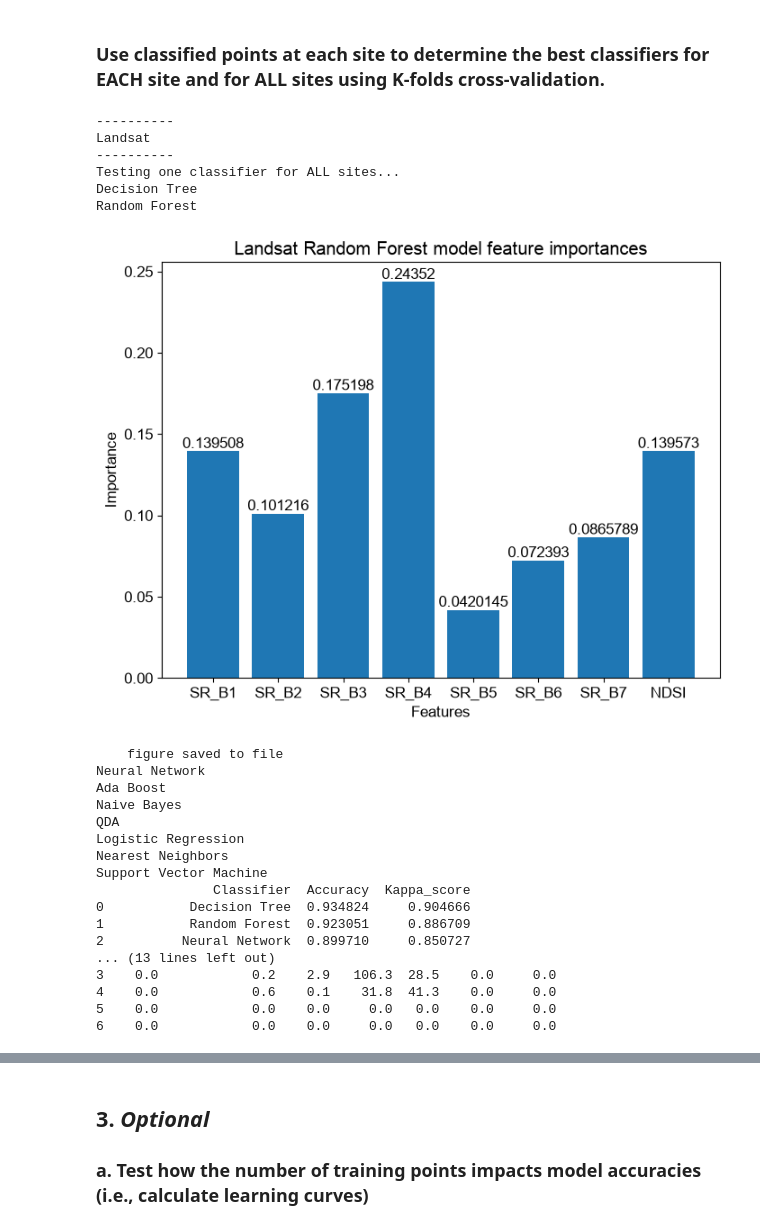
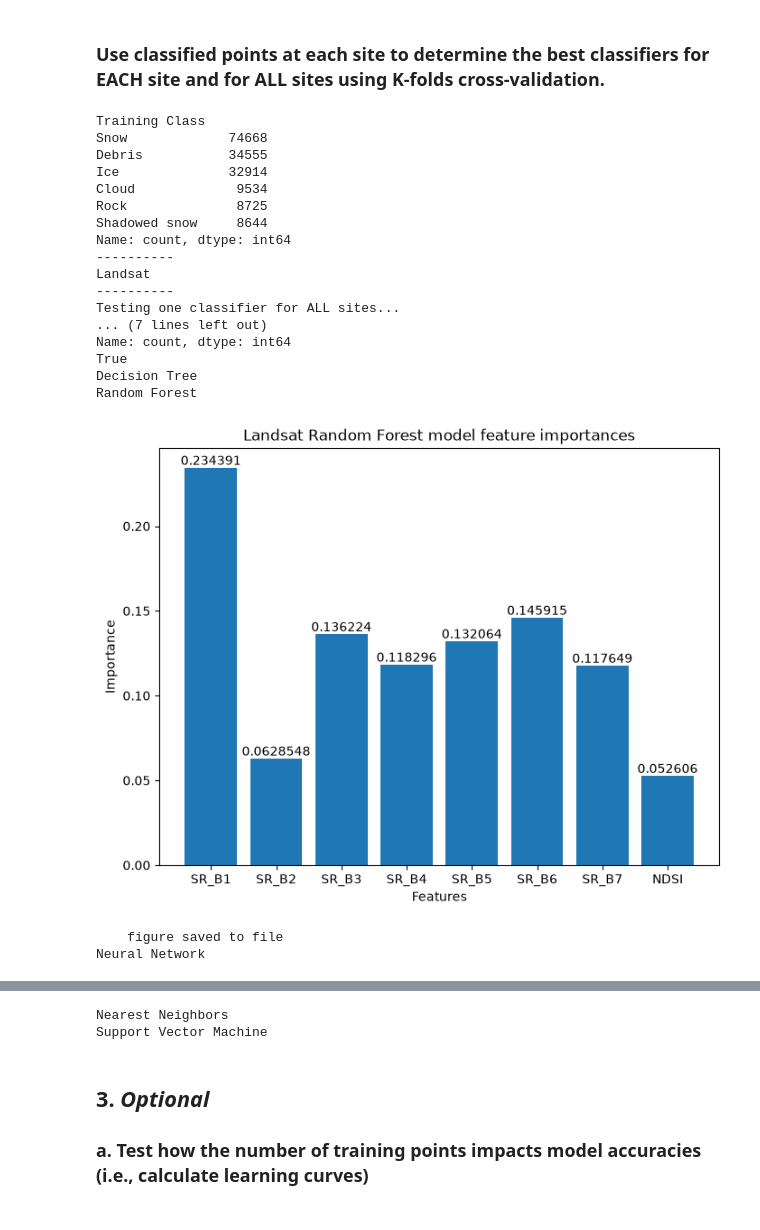
Before and after one commit to silastwickler/glacier-snow-cover-mapping-HMA, a Jupyter notebook: notebooks/develop_classifiers_HMA.ipynb, the cells around one changed output, grey strips where cells are left out. Drawn from its saved outputs; the diff is of its cells as text; code cells hidden in the pictures.

```diff
--- a/notebooks/develop_classifiers_HMA.ipynb
+++ b/notebooks/develop_classifiers_HMA.ipynb
@@ -214,9 +214,9 @@ dataset_dict = {
 }
 
 # save dictionary as json file
-dataset_dict_fn = 'datasets_characteristics.json'
-json.dump(dataset_dict, open(os.path.join(out_path, dataset_dict_fn), 'w'))
-print('dictionary saved to file: ' + os.path.join(out_path, dataset_dict_fn))
-# # open dictionary and display
-dataset_dict = json.load(open(os.path.join(out_path, dataset_dict_fn)))
-dataset_dict
+# dataset_dict_fn = 'datasets_characteristics.json'
+# json.dump(dataset_dict, open(os.path.join(out_path, dataset_dict_fn), 'w'))
+# print('dictionary saved to file: ' + os.path.join(out_path, dataset_dict_fn))
+# # # open dictionary and display
+# dataset_dict = json.load(open(os.path.join(out_path, dataset_dict_fn)))
+# dataset_dict
@@ -292,7 +273,7 @@ def polygon_to_segment_labels(polygon_gdf, segments, transform, class_id, min_fr
 #datasets = ['PlanetScope', 'Landsat', 'Sentinel-2_SR', 'Sentinel-2_TOA']
 datasets = ['Landsat']
 # -----Define site names
-site_names = ['Panmah']
+site_names = ['Baltoro', 'Yanatsugat', 'RGI_14_18361']
 
 # -----Grab colormap for classified image
 colors = list(dataset_dict['classified_image']['class_colors'].values())
@@ -379,7 +360,6 @@ for dataset in datasets:
                             new_row = row.copy()
                             new_row['geometry'] = pt
                             sampled_rows.append(new_row)
-
                     data_pts_snow = gpd.GeoDataFrame(sampled_rows, crs=data_pts_snow_polys.crs)
                     data_pts_snow['Class'] = 1 # determine class ID
                     data_pts = pd.concat([data_pts, data_pts_snow], ignore_index=True) # concatenate to full data points df
@@ -399,7 +379,6 @@ for dataset in datasets:
                             new_row = row.copy()
                             new_row['geometry'] = pt
                             sampled_rows.append(new_row)
-
                     data_pts_snow_sh = gpd.GeoDataFrame(sampled_rows, crs=data_pts_snow_sh_polys.crs)
                     data_pts_snow_sh['Class'] = 2 # determine class ID
                     data_pts = pd.concat([data_pts, data_pts_snow_sh], ignore_index=True) # concatenate to full data points df
@@ -515,7 +494,7 @@ for dataset in datasets:
                 )
 
                 # Load AOI
-                AOI_path = base_path + '../study_sites/' + site_name + '/AOIs/' + site_name + '.shp'
+                AOI_path = base_path + '../study_sites/training/' + site_name + '/AOIs/' + site_name + '.shp'
                 AOI_fn = glob.glob(AOI_path)[0]
                 AOI = gpd.read_file(AOI_fn)
                 # reproject AOI to WGS 84 for compatibility with images
@@ -759,6 +766,10 @@ num_folds = 10
 ### Use classified points at each site to determine the best classifiers for EACH site and for ALL sites using K-folds cross-validation.
 # %%
 save_outputs = True
+
+data_pts_fp = '/Users/SILASTWICKLER/ws/HMA/snowCover/glacier-snow-cover-mapping-HMA/inputs-outputs/Landsat_training_data_k_training.csv'
+
+data_pts_full = pd.read_csv(data_pts_fp)
 
 CLASS_LABELS = ['Snow', 'Shadowed snow', 'Ice', 'Debris', 'Rock', 'Water', 'Clouds']
 n_classes = len(CLASS_LABELS)
@@ -792,10 +803,17 @@ for dataset in datasets:
     # -----Test one classifier for all sites
     print('Testing one classifier for ALL sites...')
     # data_pts_full[feature_cols] = data_pts_full[feature_cols].astype(float)
-    data_pts_full = data_pts_full.dropna().reset_index(drop=True)
-    X = data_pts_full[feature_cols].astype(float) # features
-    y = data_pts_full['Class'] # labels
+    #data_pts_full = data_pts_full.dropna().reset_index(drop=True)
+    #X = data_pts_full[feature_cols].astype(float) # features
+    #y = data_pts_full['Class'] # labels
+    X = data_pts_full[feature_cols].astype(float)
+    y = data_pts_full['Class']
 
+    mask = X.notna().all(axis=1)
+    X, y = X[mask].reset_index(drop=True), y[mask].reset_index(drop=True)
+    data_pts_full = data_pts_full[mask].reset_index(drop=True)
+    print(y.value_counts())        # full counts, not truncated by position
+    print('Cloud' in y.unique())   # or whatever the exact string is, e.g. 'Cloud' not 'Clouds'
     # Iterate over classifiers
     num_folds = 10
     accuracy = np.zeros(len(classifiers)) # mean accuracy
@@ -858,51 +876,56 @@ for dataset in datasets:
             fig.savefig(figures_out_path + 'RandomForest_feature_importances_'+dataset+'.png',
                      dpi=300, facecolor='w')
             print('    figure saved to file')
         j+=1
 
     # -----Determine best classifier based on Kappa score
     results = pd.DataFrame()
     results['Classifier'], results['Accuracy'], results['Kappa_score'] = names, accuracy, K
     clf_best_name = names[np.where(K==np.max(K))[0][0]]
     clf_best = classifiers[np.where(K==np.max(K))[0][0]]
     print(results)
     print('')
     print('Best accuracy classifier: ' + clf_best_name)
 
     # -----Save most accurate classifier
     if save_outputs:
         clf_fn = out_path + dataset + '_classifier_all_sites.joblib'
         dump(clf_best, clf_fn)
         print('Most accurate classifier saved to file: ',clf_fn)
 
     # -----Print confusion matrix
-    class_names = ['Snow', 'Shadowed_snow', 'Ice', 'Debris', 'Rock', 'Water', 'Clouds']
-    CM_copy = pd.DataFrame({name: CM[:, i, i] for i, name in enumerate(class_names)})
+    best_idx = np.argmax(K)
+    best_CM = CM[:, :, best_idx]
+
+    plt.figure(figsize=(10, 7))
+    sns.heatmap(best_CM.round().astype(int), annot=True, fmt='d', cmap='Blues',
+            xticklabels=CLASS_LABELS, yticklabels=CLASS_LABELS)
+
+    plt.xlabel('Predicted')
+    plt.ylabel('Actual')
+    plt.title('Confusion Matrix')
+    plt.show()
     #CM_copy['All_snow'] = CM_copy['Snow'] + CM_copy['Shadowed_snow']
     #CM_copy = CM_copy.drop(columns=['Snow', 'Shadowed_snow'])
-    print(CM_copy)
+    #print(CM_copy)
 # %% [output]
+Training Class
+Snow             74668
+Debris           34555
+Ice              32914
+Cloud             9534
+Rock              8725
+Shadowed snow     8644
+Name: count, dtype: int64
 ----------
 Landsat
 ----------
 Testing one classifier for ALL sites...
+... (7 lines left out)
+Name: count, dtype: int64
+True
 Decision Tree
 Random Forest
-[figure, old version]
+[figure, new version]
     figure saved to file
 Neural Network
-Ada Boost
-Naive Bayes
-QDA
-Logistic Regression
-Nearest Neighbors
-Support Vector Machine
-               Classifier  Accuracy  Kappa_score
-0           Decision Tree  0.934824     0.904666
-1           Random Forest  0.923051     0.886709
-2          Neural Network  0.899710     0.850727
-... (13 lines left out)
-3    0.0            0.2    2.9   106.3  28.5    0.0     0.0
-4    0.0            0.6    0.1    31.8  41.3    0.0     0.0
-5    0.0            0.0    0.0     0.0   0.0    0.0     0.0
-6    0.0            0.0    0.0     0.0   0.0    0.0     0.0
@@ -909,3 +953,5 @@ Support Vector Machine
+Nearest Neighbors
+Support Vector Machine
 # %% [markdown]
 ## 3. *Optional*
 
```
Also changed, not shown: parts of 10 cells of this notebook, 2 other files.
